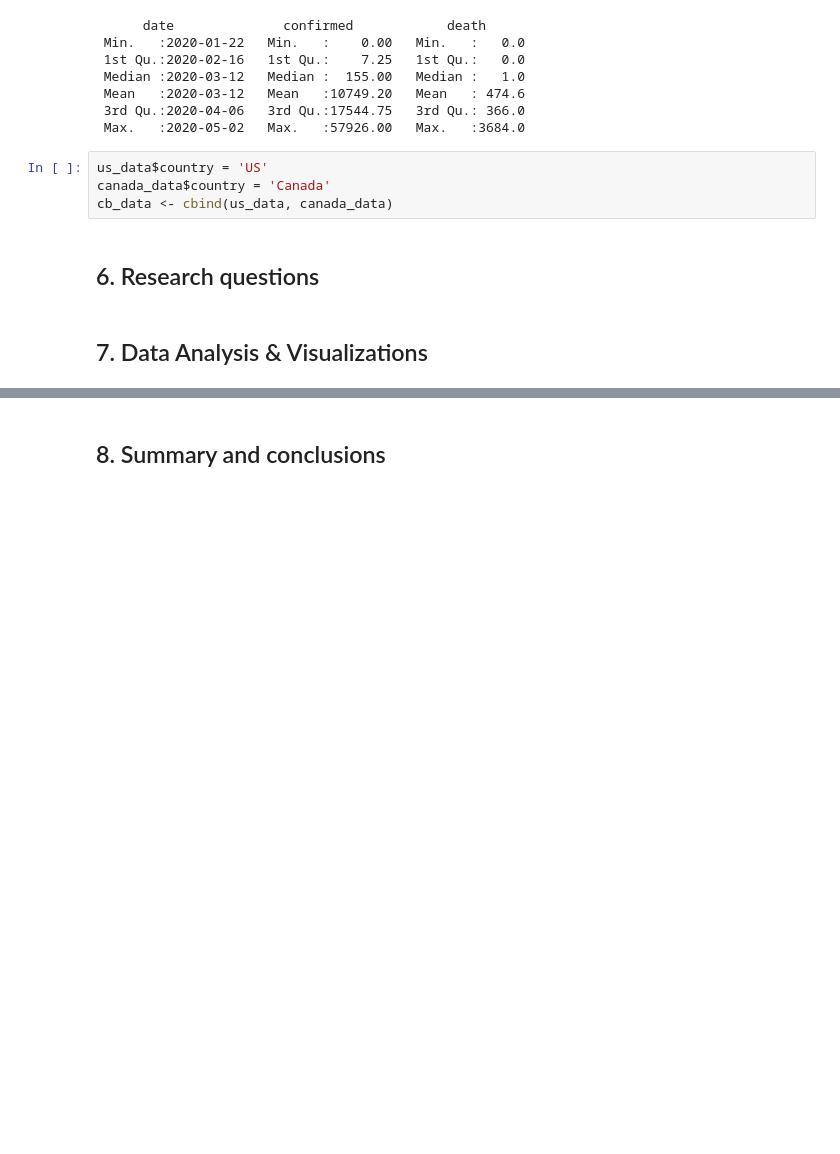
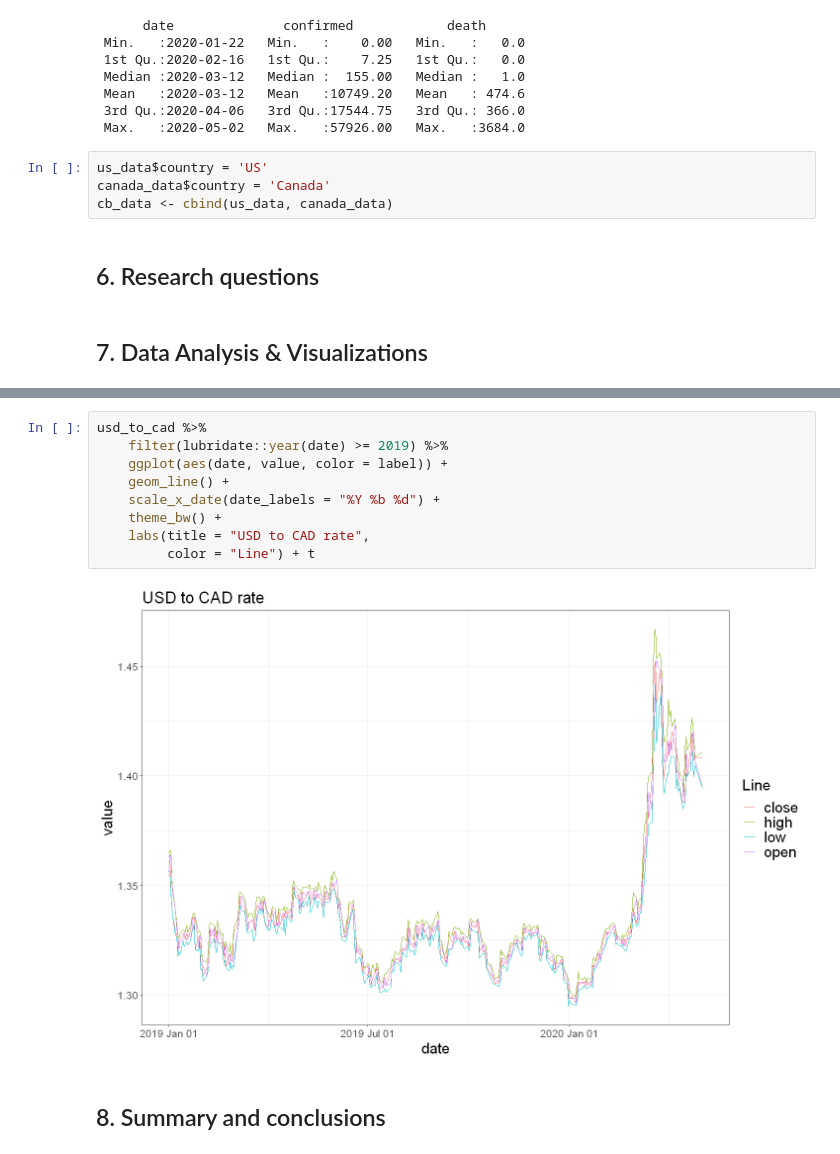
Before and after one commit to flizhou/CAD_USD_exchange_rate_predictor, a Jupyter notebook: scripts/eda.ipynb, the cells around one changed output, grey strips where cells are left out. Cells and saved outputs as stored; diff of their text form; blank space fills up the shorter version.

```diff
--- a/scripts/eda.ipynb
+++ b/scripts/eda.ipynb
@@ -221,2 +248,13 @@ cb_data %>%
+# %%
+usd_to_cad %>%
+    filter(lubridate::year(date) >= 2019) %>%
+    ggplot(aes(date, value, color = label)) +
+    geom_line() +
+    scale_x_date(date_labels = "%Y %b %d") +
+    theme_bw() +
+    labs(title = "USD to CAD rate",
+         color = "Line") + t
+# %% [output]
+[figure, added]
 # %% [markdown]
 ## 8. Summary and conclusions
```
Also changed, not shown: parts of 8 cells of this notebook.
